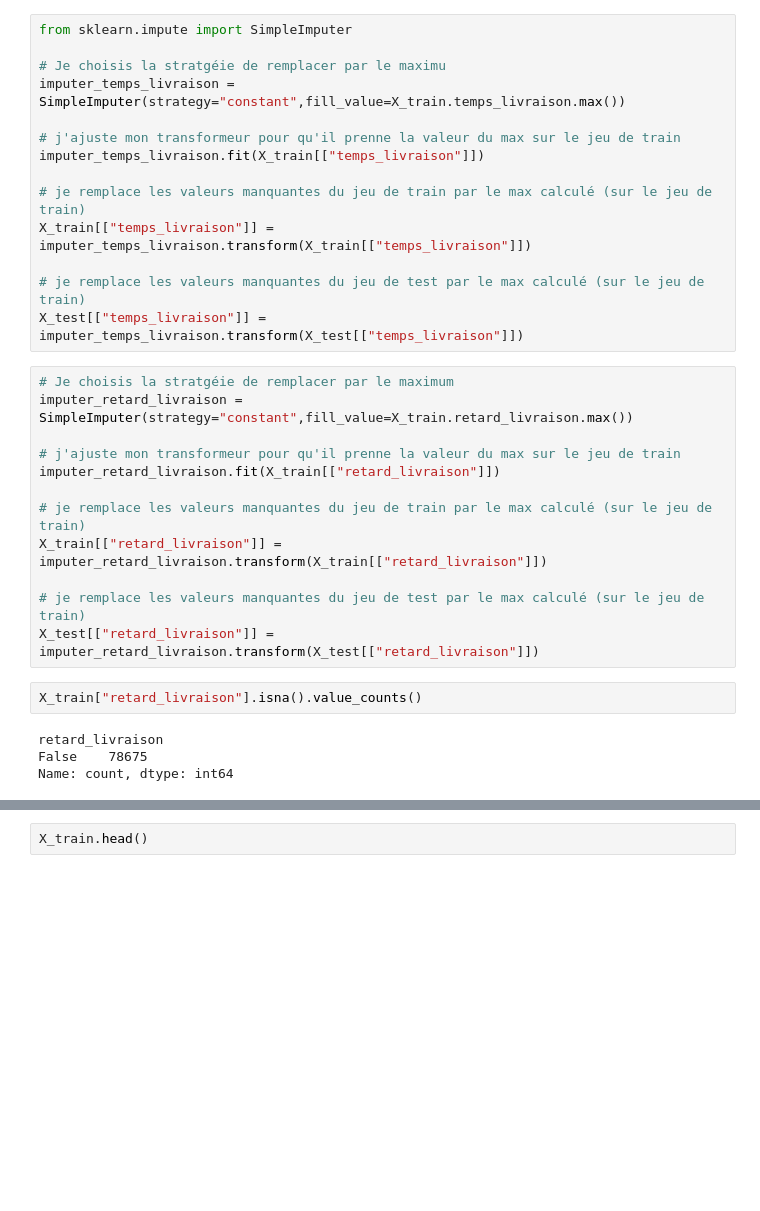
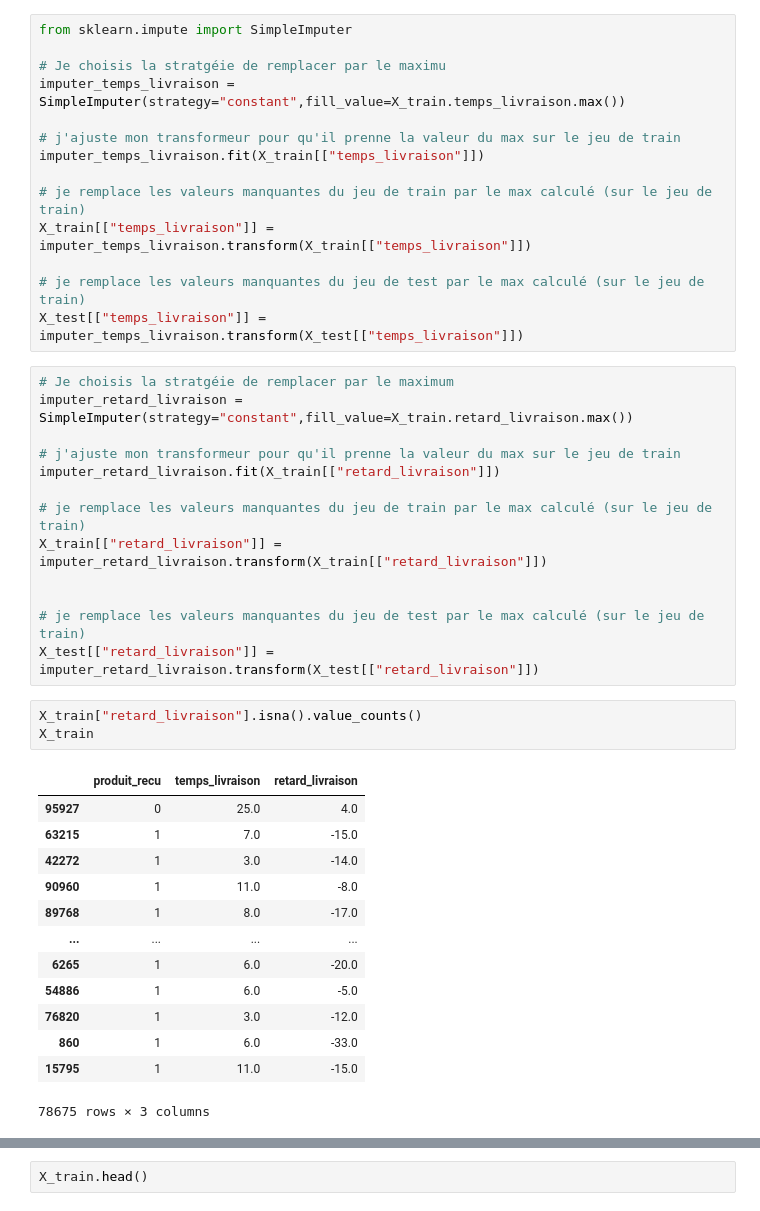
Before and after one commit to 955928/date_engineer_week_brief, a Jupyter notebook: modelisation.ipynb, the cells around one changed output, grey strips where cells are left out. Cells and saved outputs as stored; diff of their text form; blank space fills up the shorter version.

```diff
--- a/modelisation.ipynb
+++ b/modelisation.ipynb
@@ -126,13 +122,25 @@ imputer_retard_livraison.fit(X_train[["retard_livraison"]])
 # je remplace les valeurs manquantes du jeu de train par le max calculé (sur le jeu de train)
 X_train[["retard_livraison"]] = imputer_retard_livraison.transform(X_train[["retard_livraison"]])
 
+
 # je remplace les valeurs manquantes du jeu de test par le max calculé (sur le jeu de train)
 X_test[["retard_livraison"]] = imputer_retard_livraison.transform(X_test[["retard_livraison"]])
 # %%
 X_train["retard_livraison"].isna().value_counts()
+X_train
 # %% [output]
+|  | produit_recu | temps_livraison | retard_livraison |
+| 95927 | 0 | 25.0 | 4.0 |
+| 63215 | 1 | 7.0 | -15.0 |
+| 42272 | 1 | 3.0 | -14.0 |
+| 90960 | 1 | 11.0 | -8.0 |
+| 89768 | 1 | 8.0 | -17.0 |
+| ... | ... | ... | ... |
+| 6265 | 1 | 6.0 | -20.0 |
+| 54886 | 1 | 6.0 | -5.0 |
+| 76820 | 1 | 3.0 | -12.0 |
+| 860 | 1 | 6.0 | -33.0 |
+| 15795 | 1 | 11.0 | -15.0 |
-retard_livraison
-False    78675
-Name: count, dtype: int64
+78675 rows × 3 columns
 # %%
 X_test["retard_livraison"].isna().value_counts()
```
Also changed, not shown: parts of 4 cells of this notebook, 1 other file.
